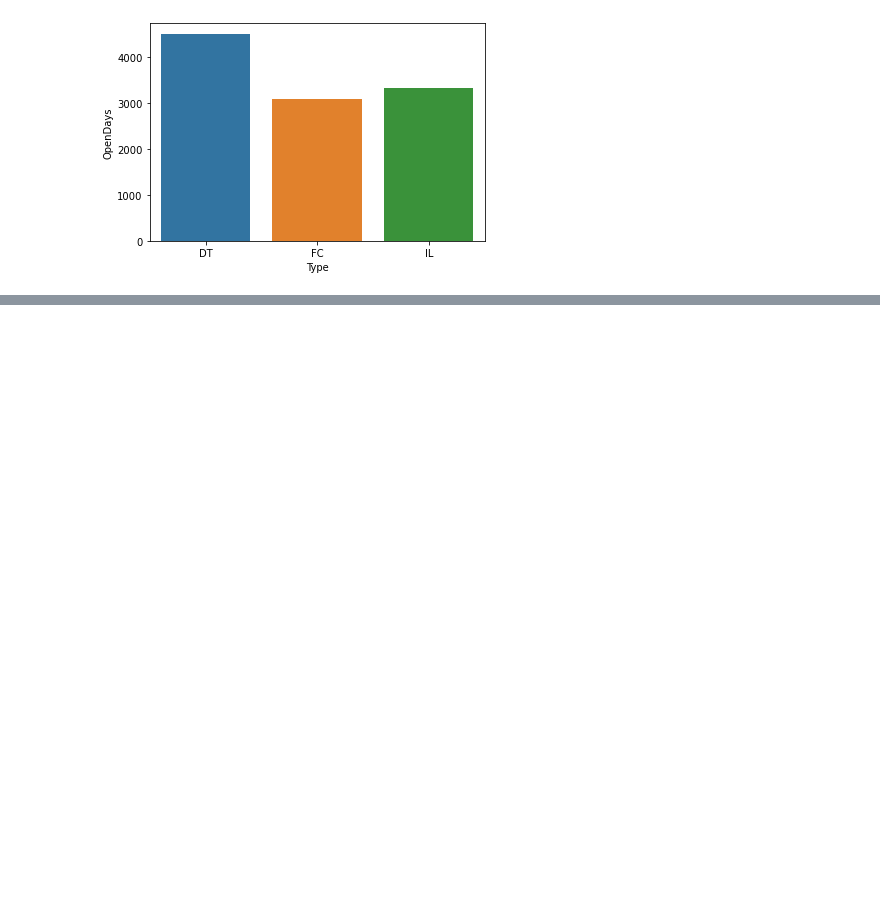
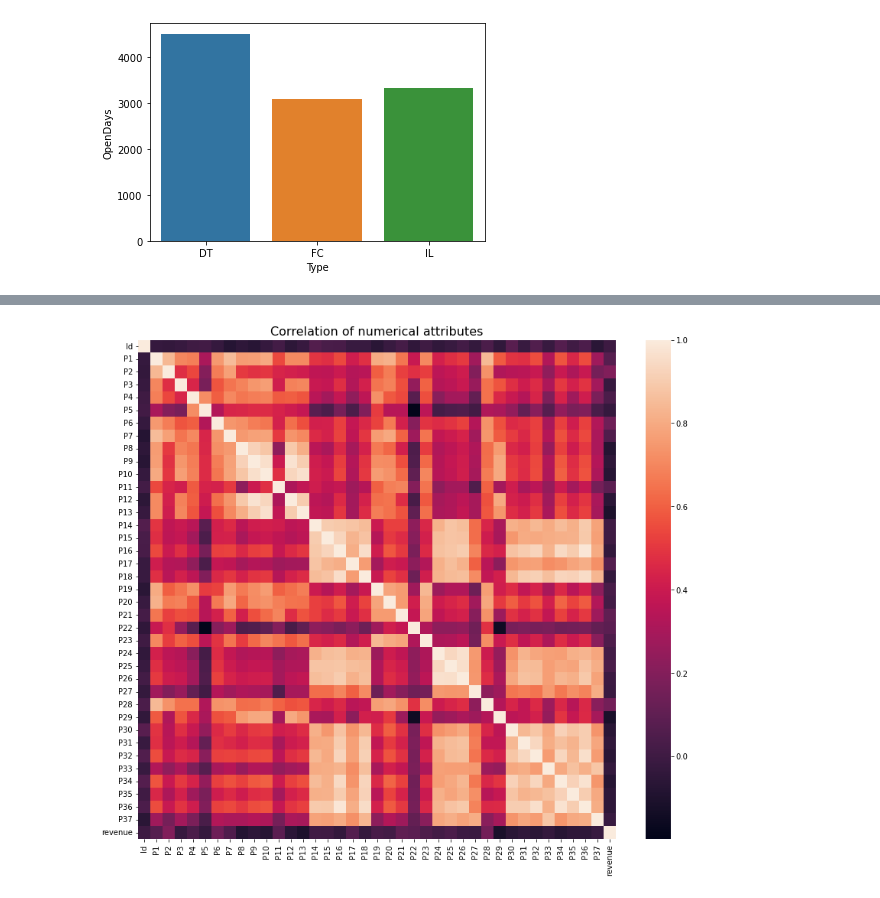
Before and after one commit to ThierrryScotto/Restaurant-Revenue-Prediction, a Jupyter notebook: restaurant_revenue_prediction.ipynb, the cells around one changed output, grey strips where cells are left out. Drawn from its saved outputs; the diff is of its cells as text; code cells hidden in the pictures; blank space fills up the shorter version.

```diff
--- a/restaurant_revenue_prediction.ipynb
+++ b/restaurant_revenue_prediction.ipynb
@@ -160,0 +160,10 @@ sns.barplot(x='Type', y='OpenDays', data=openDaysPerc)
+# %%
+# Correlation
+correlation = trainData[num_col].corr()
+
+f, ax = plt.subplots(figsize=(14,12))
+plt.title('Correlation of numerical attributes', size=16)
+sns.heatmap(correlation)
+plt.show()
+# %% [output]
+[figure, added]
```
Also changed, not shown: parts of 22 cells of this notebook.
